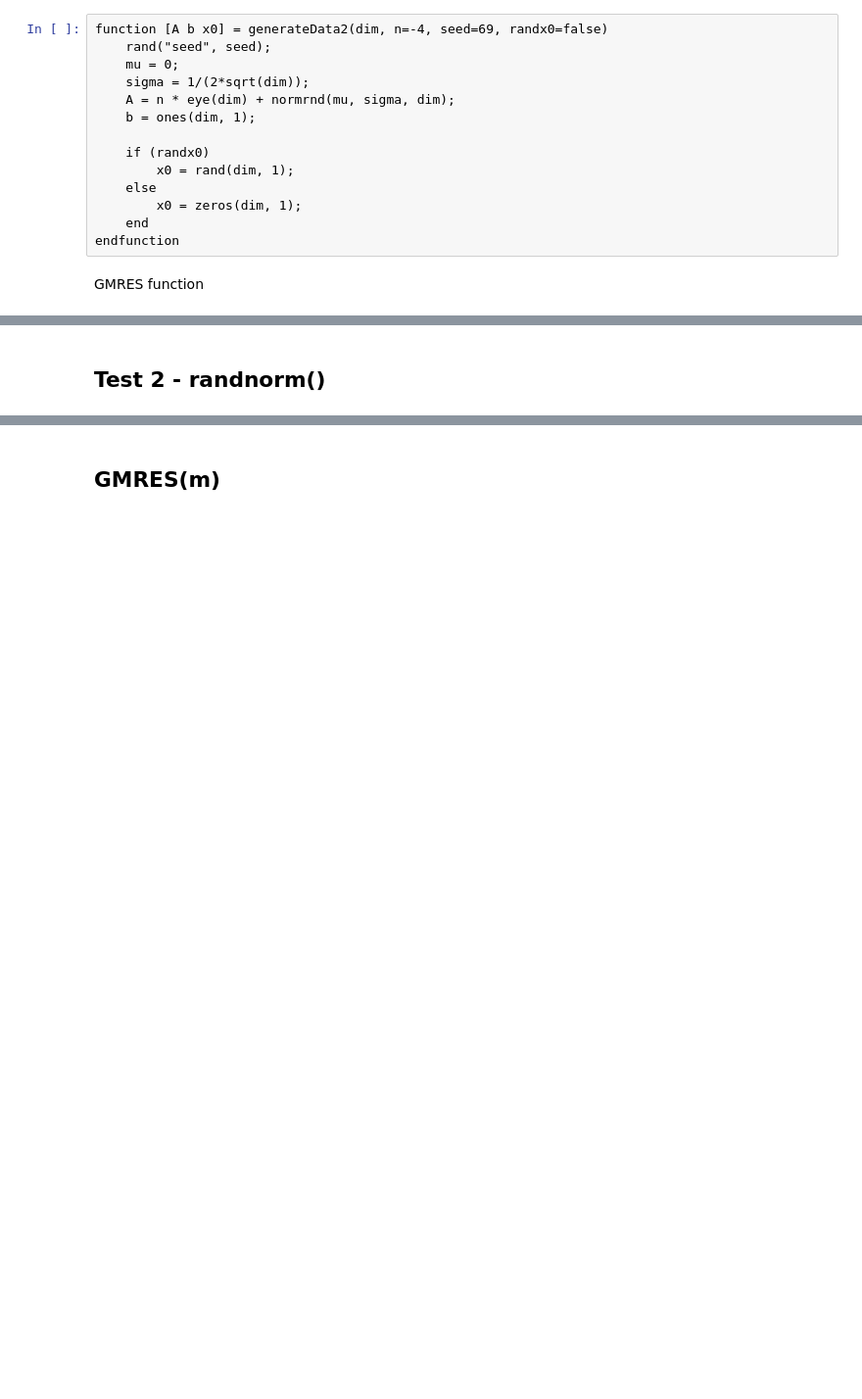
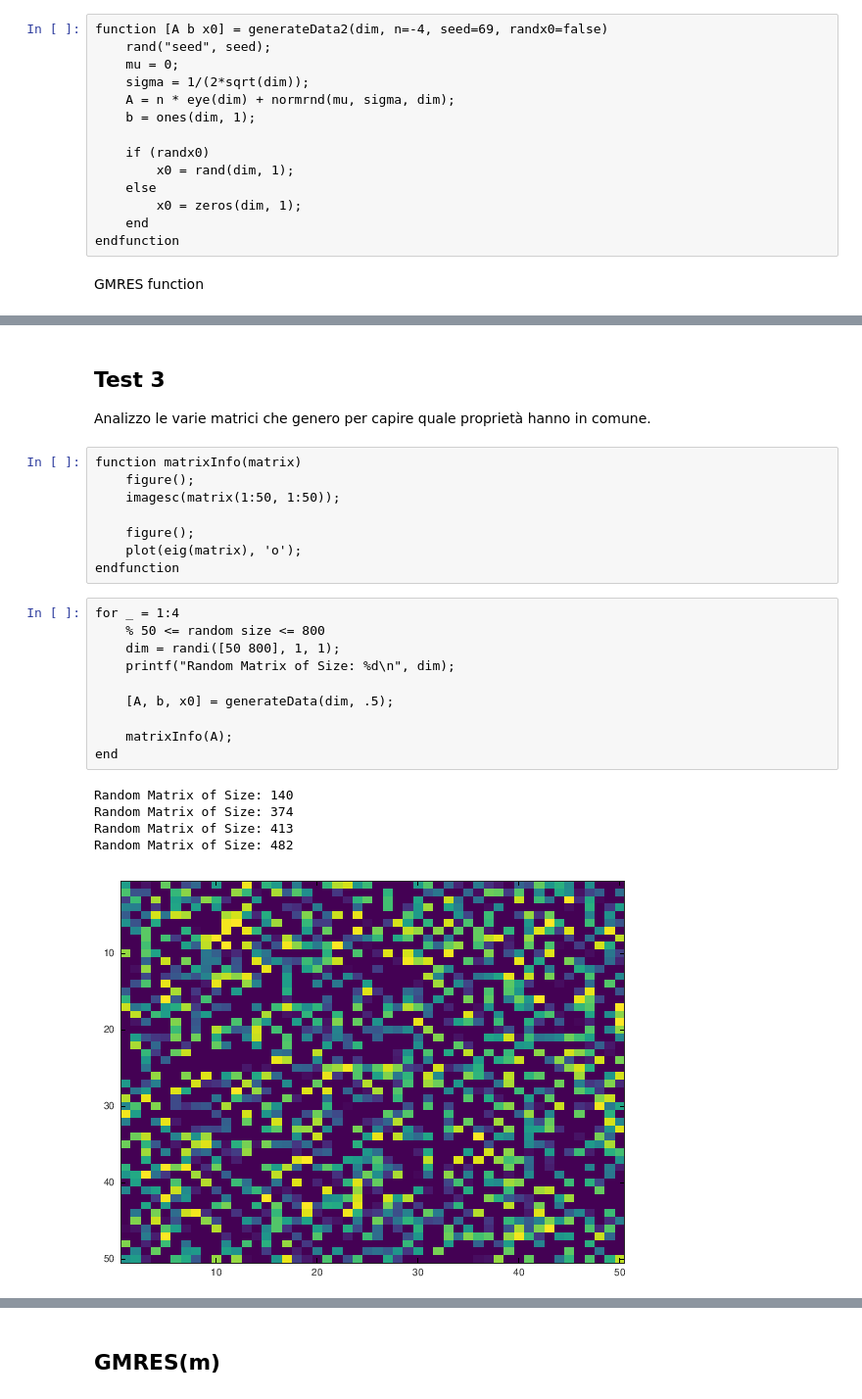
Before and after one commit to CristianCosci/GMRES, a Jupyter notebook: project/octave/octave_gmres.ipynb, the cells around one changed output, grey strips where cells are left out. Shown at 98% size. Saved outputs shown, nothing was run; the diff lists cells and outputs as text; blank space fills up the shorter version.

```diff
--- a/project/octave/octave_gmres.ipynb
+++ b/project/octave/octave_gmres.ipynb
@@ -202,2 +286,28 @@ semilogy(res);
-# %% [markdown]
-## Test 2 - randnorm()
+# %% [markdown]
+## Test 3
+
+Analizzo le varie matrici che genero per capire quale proprietà hanno in comune.
+# %%
+function matrixInfo(matrix)
+    figure();
+    imagesc(matrix(1:50, 1:50));
+
+    figure();
+    plot(eig(matrix), 'o');
+endfunction
+# %%
+for _ = 1:4
+    % 50 <= random size <= 800
+    dim = randi([50 800], 1, 1);
+    printf("Random Matrix of Size: %d\n", dim);
+
+    [A, b, x0] = generateData(dim, .5);
+
+    matrixInfo(A);
+end
+# %% [output]
+Random Matrix of Size: 140
+Random Matrix of Size: 374
+Random Matrix of Size: 413
+Random Matrix of Size: 482
+[figure, added]
```
Also changed, not shown: parts of 41 cells of this notebook.
